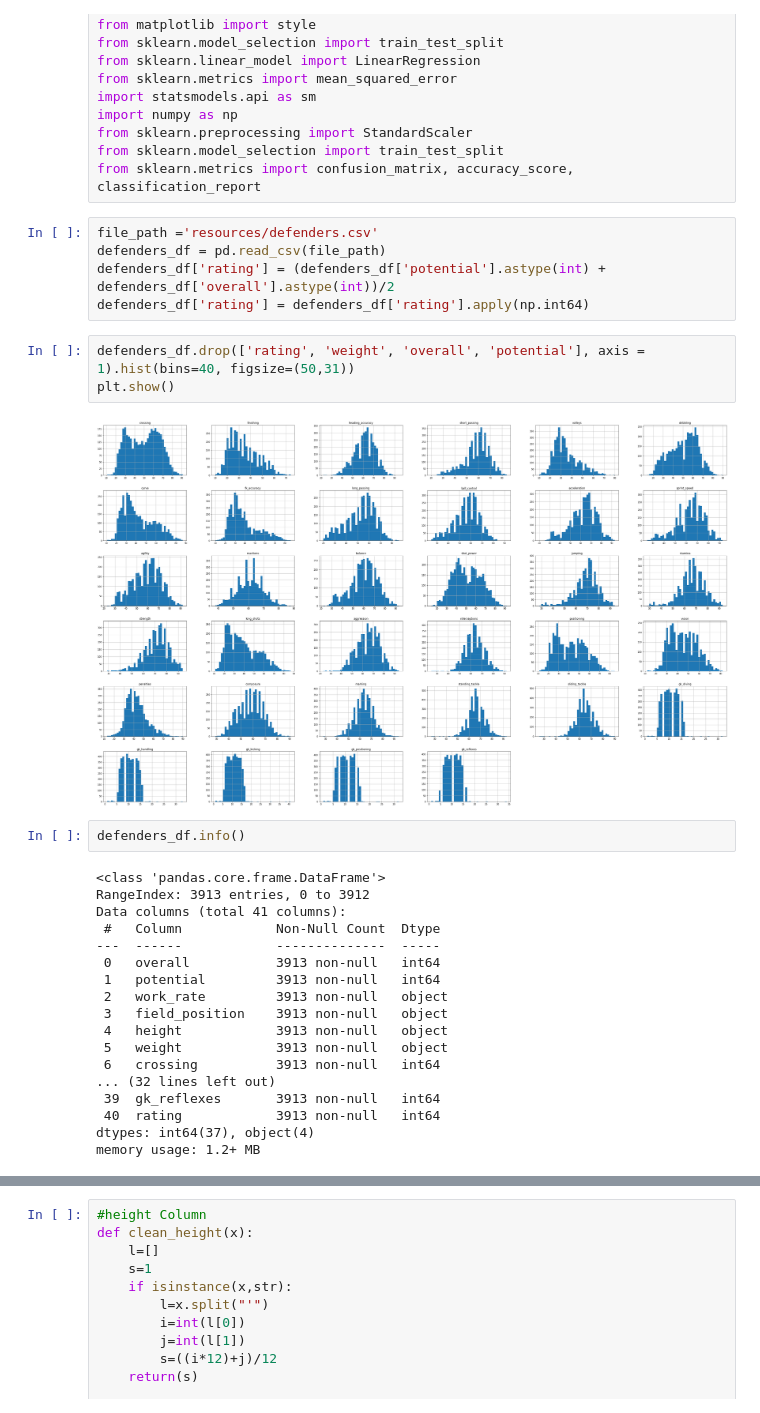
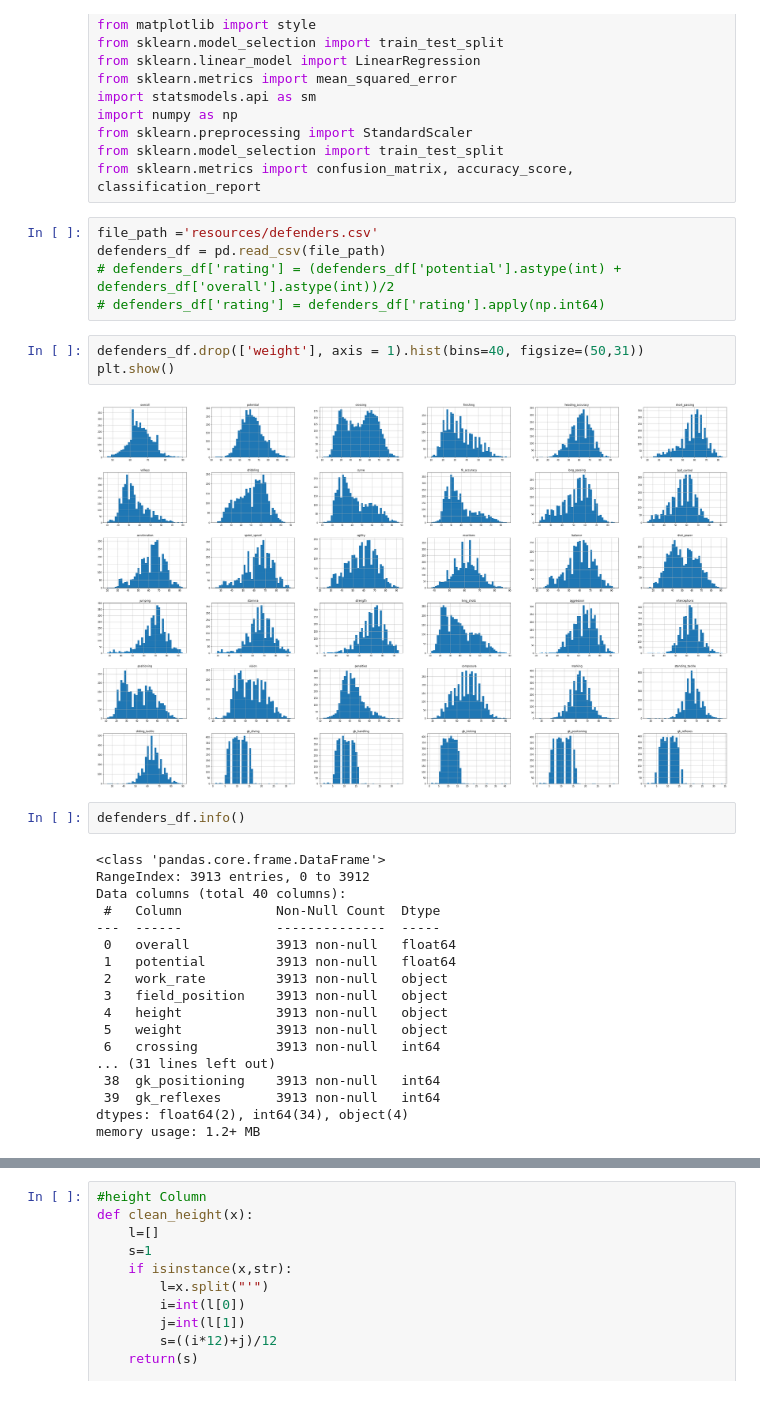
Before and after one commit to ponda614/Fifa_Players_Predictions, a Jupyter notebook: Defenders_OLS_Model.ipynb, the cells around one changed output, grey strips where cells are left out. Cells and saved outputs as stored; diff of their text form.

```diff
--- a/Defenders_OLS_Model.ipynb
+++ b/Defenders_OLS_Model.ipynb
@@ -14,32 +14,32 @@ from sklearn.metrics import confusion_matrix, accuracy_score, classification_rep
 # %%
 file_path ='resources/defenders.csv'
 defenders_df = pd.read_csv(file_path)
-defenders_df['rating'] = (defenders_df['potential'].astype(int) + defenders_df['overall'].astype(int))/2
-defenders_df['rating'] = defenders_df['rating'].apply(np.int64)
+# defenders_df['rating'] = (defenders_df['potential'].astype(int) + defenders_df['overall'].astype(int))/2
+# defenders_df['rating'] = defenders_df['rating'].apply(np.int64)
 # %%
-defenders_df.drop(['rating', 'weight', 'overall', 'potential'], axis = 1).hist(bins=40, figsize=(50,31))
+defenders_df.drop(['weight'], axis = 1).hist(bins=40, figsize=(50,31))
 plt.show()
 # %% [output]
-[figure, old version]
+[figure, new version]
 # %%
 defenders_df.info()
 # %% [output]
 <class 'pandas.core.frame.DataFrame'>
 RangeIndex: 3913 entries, 0 to 3912
-Data columns (total 41 columns):
+Data columns (total 40 columns):
  #   Column            Non-Null Count  Dtype
 ---  ------            --------------  -----
- 0   overall           3913 non-null   int64
- 1   potential         3913 non-null   int64
+ 0   overall           3913 non-null   float64
+ 1   potential         3913 non-null   float64
  2   work_rate         3913 non-null   object
  3   field_position    3913 non-null   object
  4   height            3913 non-null   object
  5   weight            3913 non-null   object
  6   crossing          3913 non-null   int64
-... (32 lines left out)
+... (31 lines left out)
+ 38  gk_positioning    3913 non-null   int64
  39  gk_reflexes       3913 non-null   int64
- 40  rating            3913 non-null   int64
-dtypes: int64(37), object(4)
+dtypes: float64(2), int64(34), object(4)
 memory usage: 1.2+ MB
 # %%
 defenders_df.isna().any()
```
Also changed, not shown: parts of 6 cells of this notebook, 15 other files.
